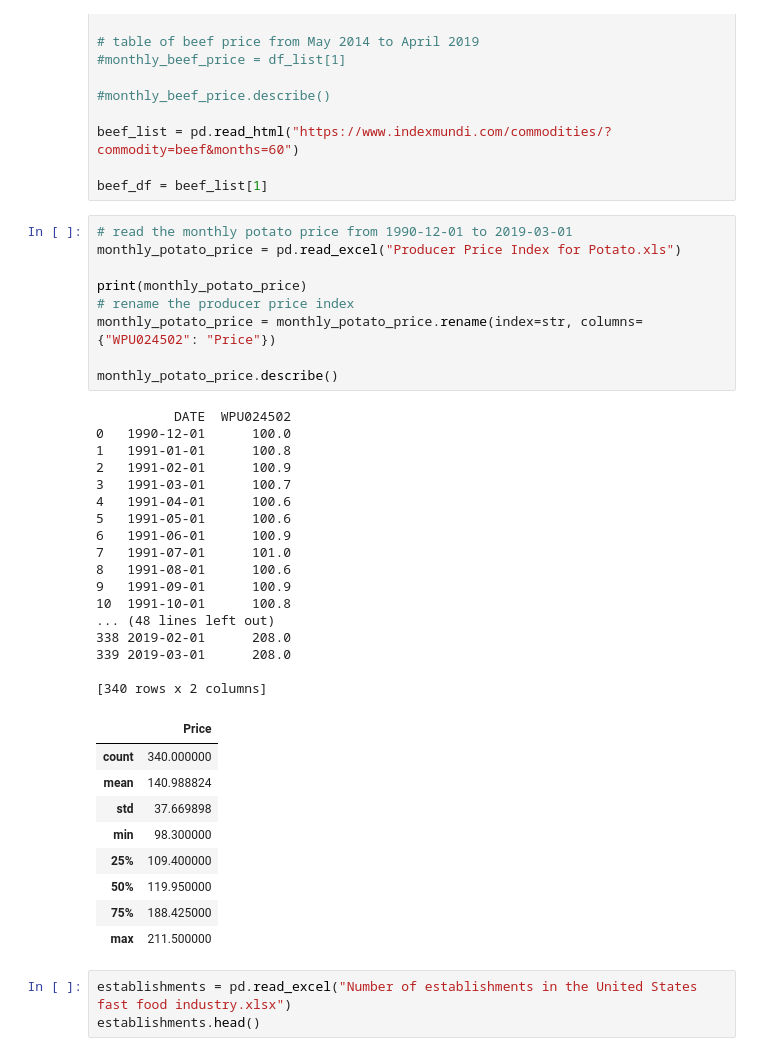
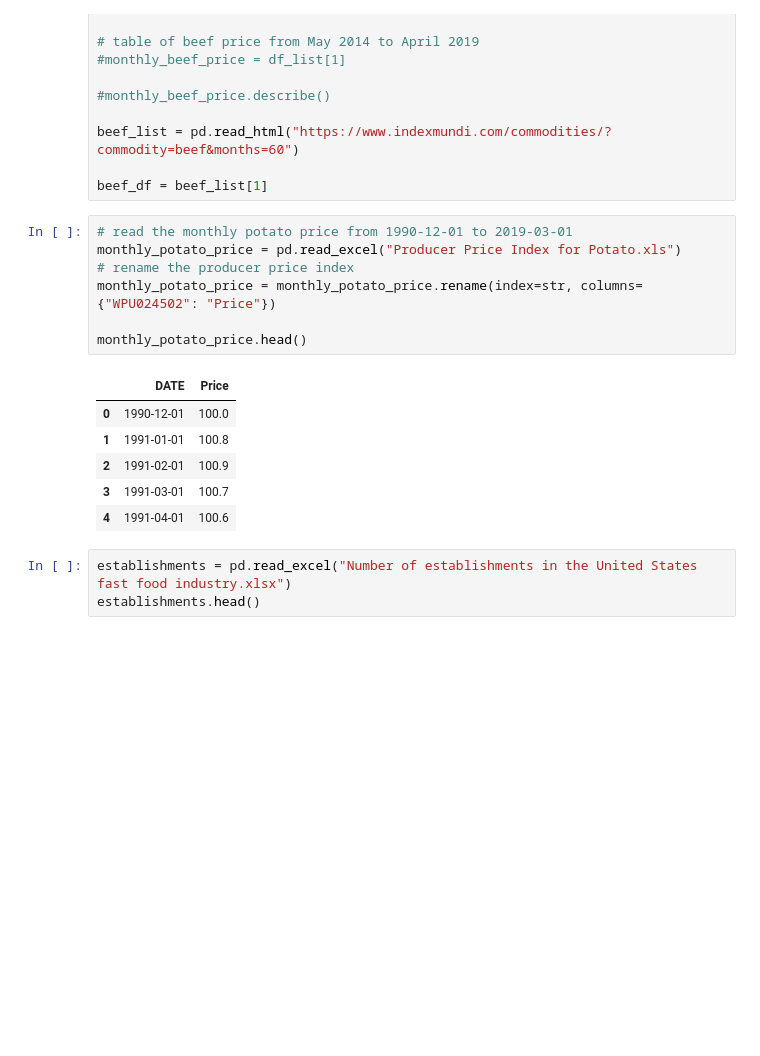
Before and after one commit to yat018/COGS108-Team-Pepperoni, a Jupyter notebook: FinalProject.ipynb, the cells around one changed output. Drawn from its saved outputs; the diff is of its cells as text; blank space fills up the shorter version.

```diff
--- a/FinalProject.ipynb
+++ b/FinalProject.ipynb
@@ -108,39 +108,17 @@ beef_df = beef_list[1]
 # %%
 # read the monthly potato price from 1990-12-01 to 2019-03-01
 monthly_potato_price = pd.read_excel("Producer Price Index for Potato.xls")
-
-print(monthly_potato_price)
 # rename the producer price index
 monthly_potato_price = monthly_potato_price.rename(index=str, columns={"WPU024502": "Price"})
 
-monthly_potato_price.describe()
+monthly_potato_price.head()
 # %% [output]
-          DATE  WPU024502
-0   1990-12-01      100.0
-1   1991-01-01      100.8
-2   1991-02-01      100.9
-3   1991-03-01      100.7
-4   1991-04-01      100.6
-5   1991-05-01      100.6
-6   1991-06-01      100.9
-7   1991-07-01      101.0
-8   1991-08-01      100.6
-9   1991-09-01      100.9
-10  1991-10-01      100.8
-... (48 lines left out)
-338 2019-02-01      208.0
-339 2019-03-01      208.0
-
-[340 rows x 2 columns]
-|  | Price |
-| count | 340.000000 |
-| mean | 140.988824 |
-| std | 37.669898 |
-| min | 98.300000 |
-| 25% | 109.400000 |
-| 50% | 119.950000 |
-| 75% | 188.425000 |
-| max | 211.500000 |
+|  | DATE | Price |
+| 0 | 1990-12-01 | 100.0 |
+| 1 | 1991-01-01 | 100.8 |
+| 2 | 1991-02-01 | 100.9 |
+| 3 | 1991-03-01 | 100.7 |
+| 4 | 1991-04-01 | 100.6 |
 # %%
 establishments = pd.read_excel("Number of establishments in the United States fast food industry.xlsx")
 establishments.head()
```
Also changed, not shown: parts of 34 cells of this notebook.
